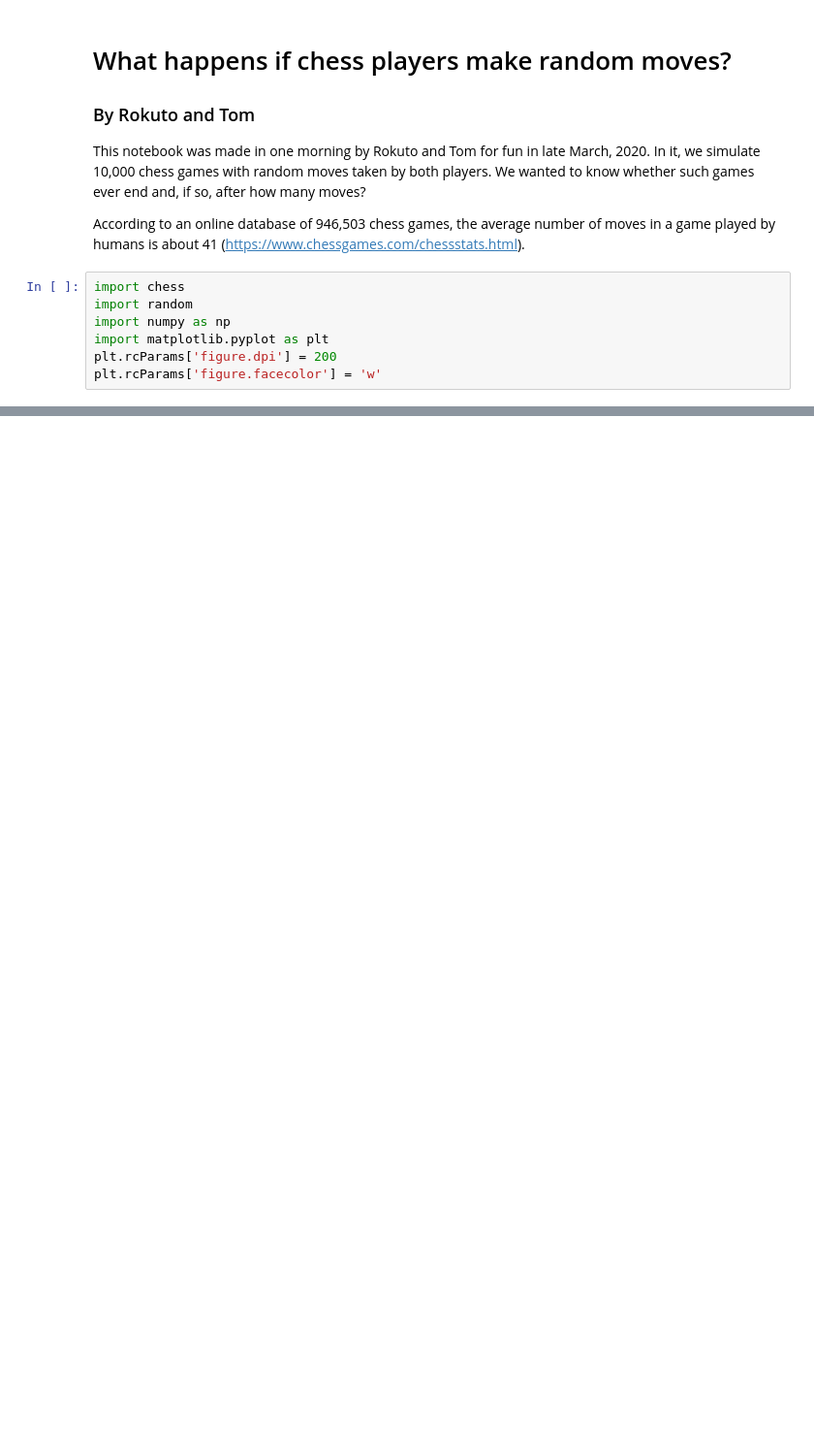
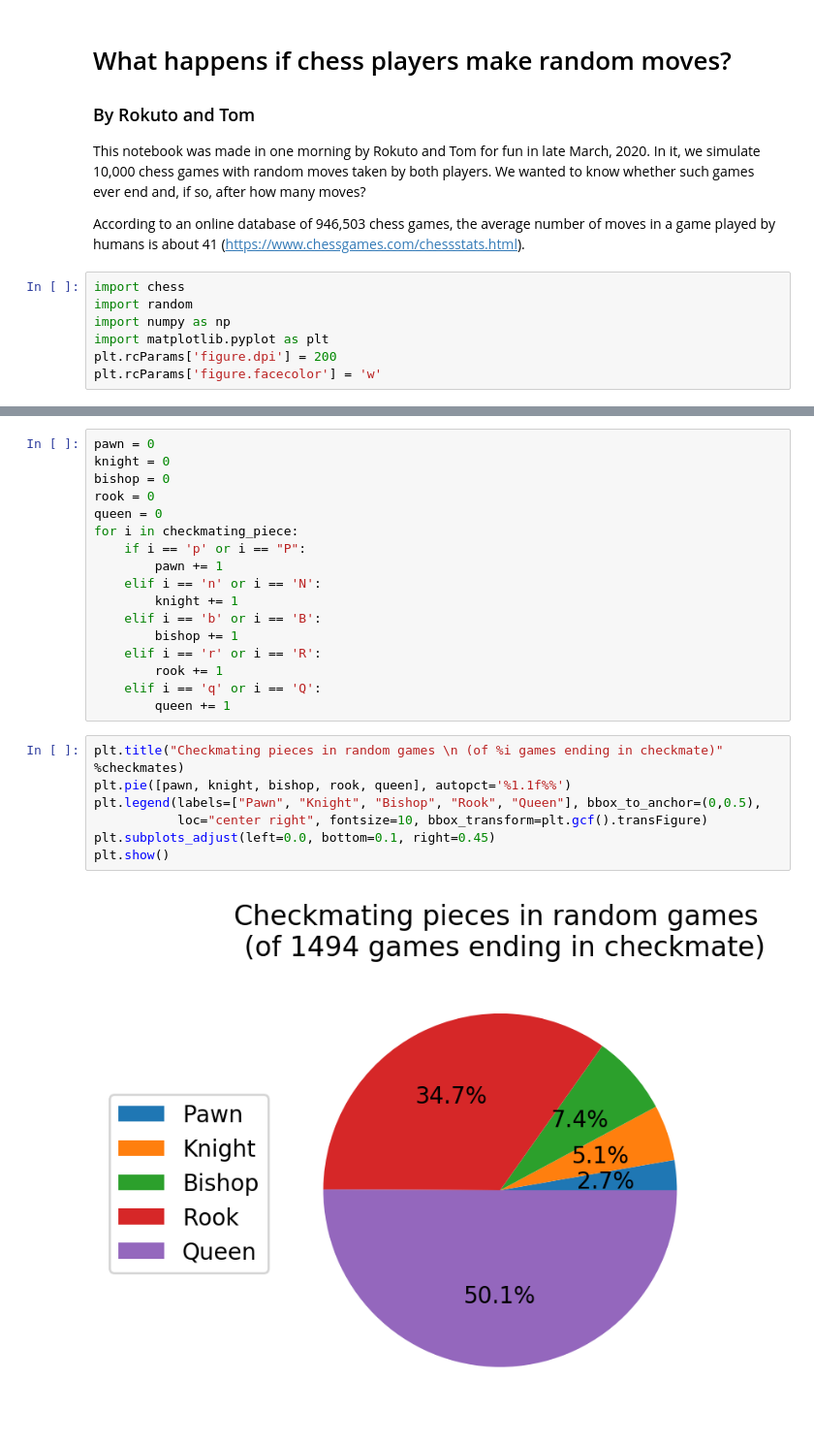
Before and after one commit to tfburns/random-chess, a Jupyter notebook: Random-moves-in-chess.ipynb, the cells around one changed output, grey strips where cells are left out. Shown at 97% size. Cells and saved outputs as stored; diff of their text form; blank space fills up the shorter version.

```diff
--- a/Random-moves-in-chess.ipynb
+++ b/Random-moves-in-chess.ipynb
@@ -87 +117,27 @@ plt.show()
+# %%
+pawn = 0
+knight = 0
+bishop = 0
+rook = 0
+queen = 0
+for i in checkmating_piece:
+    if i == 'p' or i == "P":
+        pawn += 1
+    elif i == 'n' or i == 'N':
+        knight += 1
+    elif i == 'b' or i == 'B':
+        bishop += 1
+    elif i == 'r' or i == 'R':
+        rook += 1
+    elif i == 'q' or i == 'Q':
+        queen += 1
+# %%
+plt.title("Checkmating pieces in random games \n (of %i games ending in checkmate)" %checkmates)
+plt.pie([pawn, knight, bishop, rook, queen], autopct='%1.1f%%')
+plt.legend(labels=["Pawn", "Knight", "Bishop", "Rook", "Queen"], bbox_to_anchor=(0,0.5),
+           loc="center right", fontsize=10, bbox_transform=plt.gcf().transFigure)
+plt.subplots_adjust(left=0.0, bottom=0.1, right=0.45)
+plt.show()
+# %% [output]
+[figure, added]
 # %%
```
Also changed, not shown: parts of 10 cells of this notebook.
